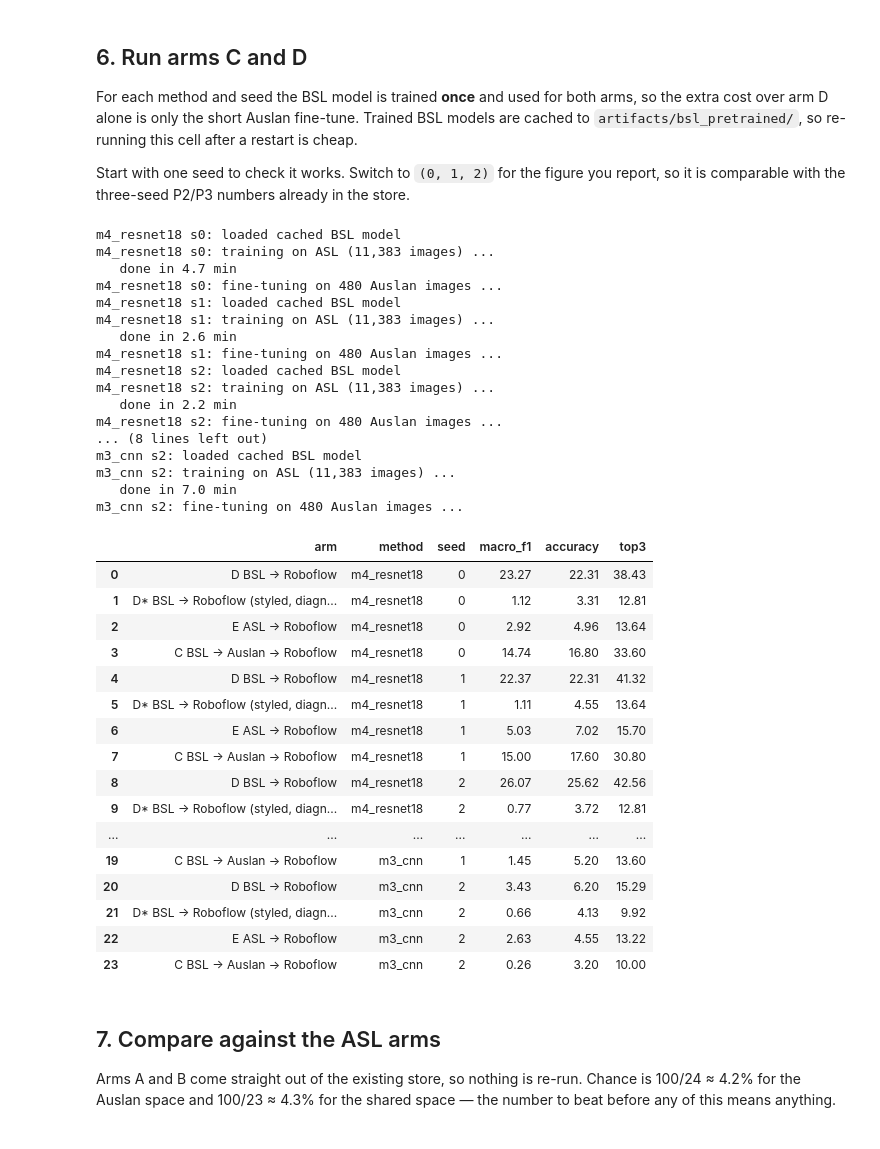
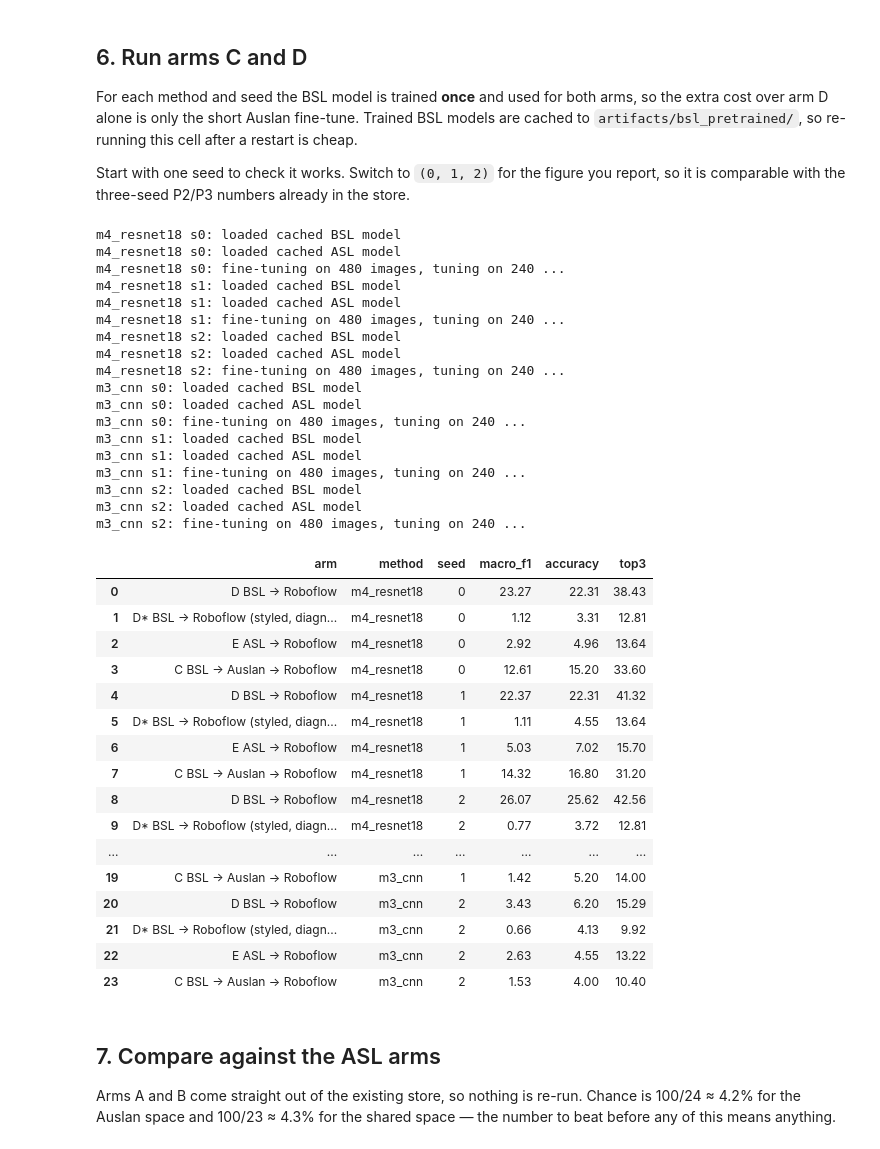
Before and after one commit to Rickychen930/auslan-image-processing, a Jupyter notebook: notebooks/bsl_comparison.ipynb, the cells around one changed output. Drawn from its saved outputs; the diff is of its cells as text; code cells hidden in the pictures.

```diff
--- a/notebooks/bsl_comparison.ipynb
+++ b/notebooks/bsl_comparison.ipynb
@@ -332,63 +332,67 @@ for method in METHODS:
             print(f"{method} s{seed}: loaded cached ASL model")
         else:
             print(f"{method} s{seed}: training on ASL ({len(asl_train):,} images) ...")
             started = time.perf_counter()
             asl_model = create(method, seed=seed).fit(asl_train, val=asl_val)
             joblib.dump(asl_model, asl_cached)
             print(f"   done in {(time.perf_counter() - started) / 60:.1f} min")
         rows.append({"arm": "E  ASL -> Roboflow", "method": method, "seed": seed,
                      **score(asl_model, roboflow_shared, len(SHARED_SPACE))})
 
         # Arm C — BSL as the starting point for the Auslan few-shot fine-tune
         kaggle_frame, kaggle_landmarks = load_prepared(settings.work_dir / "auslan_kaggle")
         train_rows = sample_k_shot(kaggle_frame[kaggle_frame["split"] == "train"], HEADLINE_K, seed)
         auslan_train = SampleSet(train_rows, kaggle_landmarks, AUSLAN_SPACE, settings.image_size)
-        auslan_val = SampleSet(
-            kaggle_frame[kaggle_frame["split"] == "val"], kaggle_landmarks,
-            AUSLAN_SPACE, settings.image_size,
+        # runner.py draws only settings.val_per_class images per letter for P2/P3, so the
+        # tuning data stays "comparable to k". Arm C must match it or the comparison with
+        # arms A and B is unfair: the whole split is about seven times larger.
+        val_rows = sample_k_shot(
+            kaggle_frame[kaggle_frame["split"] == "val"], settings.val_per_class, seed
         )
-        print(f"{method} s{seed}: fine-tuning on {len(auslan_train)} Auslan images ...")
+        auslan_val = SampleSet(val_rows, kaggle_landmarks, AUSLAN_SPACE, settings.image_size)
+        print(f"{method} s{seed}: fine-tuning on {len(auslan_train)} images, tuning on {len(auslan_val)} ...")
         tuned = create(method, seed=seed).fit(auslan_train, val=auslan_val, init=bsl_model)
         rows.append({"arm": "C  BSL -> Auslan -> Roboflow", "method": method, "seed": seed,
                      **score(tuned, roboflow_auslan, len(AUSLAN_SPACE))})
 
 new_results = pd.DataFrame(rows)
 display(new_results.round(2))
 # %% [output]
 m4_resnet18 s0: loaded cached BSL model
-m4_resnet18 s0: training on ASL (11,383 images) ...
-   done in 4.7 min
-m4_resnet18 s0: fine-tuning on 480 Auslan images ...
+m4_resnet18 s0: loaded cached ASL model
+m4_resnet18 s0: fine-tuning on 480 images, tuning on 240 ...
 m4_resnet18 s1: loaded cached BSL model
-m4_resnet18 s1: training on ASL (11,383 images) ...
-   done in 2.6 min
-m4_resnet18 s1: fine-tuning on 480 Auslan images ...
+m4_resnet18 s1: loaded cached ASL model
+m4_resnet18 s1: fine-tuning on 480 images, tuning on 240 ...
 m4_resnet18 s2: loaded cached BSL model
-m4_resnet18 s2: training on ASL (11,383 images) ...
-   done in 2.2 min
-m4_resnet18 s2: fine-tuning on 480 Auslan images ...
-... (8 lines left out)
+m4_resnet18 s2: loaded cached ASL model
+m4_resnet18 s2: fine-tuning on 480 images, tuning on 240 ...
+m3_cnn s0: loaded cached BSL model
+m3_cnn s0: loaded cached ASL model
+m3_cnn s0: fine-tuning on 480 images, tuning on 240 ...
+m3_cnn s1: loaded cached BSL model
+m3_cnn s1: loaded cached ASL model
+m3_cnn s1: fine-tuning on 480 images, tuning on 240 ...
 m3_cnn s2: loaded cached BSL model
-m3_cnn s2: training on ASL (11,383 images) ...
-   done in 7.0 min
-m3_cnn s2: fine-tuning on 480 Auslan images ...
+m3_cnn s2: loaded cached ASL model
+m3_cnn s2: fine-tuning on 480 images, tuning on 240 ...
 |  | arm | method | seed | macro_f1 | accuracy | top3 |
 | 0 | D BSL -> Roboflow | m4_resnet18 | 0 | 23.27 | 22.31 | 38.43 |
 | 1 | D* BSL -> Roboflow (styled, diagn... | m4_resnet18 | 0 | 1.12 | 3.31 | 12.81 |
 | 2 | E ASL -> Roboflow | m4_resnet18 | 0 | 2.92 | 4.96 | 13.64 |
-| 3 | C BSL -> Auslan -> Roboflow | m4_resnet18 | 0 | 14.74 | 16.80 | 33.60 |
+| 3 | C BSL -> Auslan -> Roboflow | m4_resnet18 | 0 | 12.61 | 15.20 | 33.60 |
 | 4 | D BSL -> Roboflow | m4_resnet18 | 1 | 22.37 | 22.31 | 41.32 |
 | 5 | D* BSL -> Roboflow (styled, diagn... | m4_resnet18 | 1 | 1.11 | 4.55 | 13.64 |
 | 6 | E ASL -> Roboflow | m4_resnet18 | 1 | 5.03 | 7.02 | 15.70 |
-| 7 | C BSL -> Auslan -> Roboflow | m4_resnet18 | 1 | 15.00 | 17.60 | 30.80 |
+| 7 | C BSL -> Auslan -> Roboflow | m4_resnet18 | 1 | 14.32 | 16.80 | 31.20 |
 | 8 | D BSL -> Roboflow | m4_resnet18 | 2 | 26.07 | 25.62 | 42.56 |
 | 9 | D* BSL -> Roboflow (styled, diagn... | m4_resnet18 | 2 | 0.77 | 3.72 | 12.81 |
 | ... | ... | ... | ... | ... | ... | ... |
-| 19 | C BSL -> Auslan -> Roboflow | m3_cnn | 1 | 1.45 | 5.20 | 13.60 |
+| 19 | C BSL -> Auslan -> Roboflow | m3_cnn | 1 | 1.42 | 5.20 | 14.00 |
 | 20 | D BSL -> Roboflow | m3_cnn | 2 | 3.43 | 6.20 | 15.29 |
 | 21 | D* BSL -> Roboflow (styled, diagn... | m3_cnn | 2 | 0.66 | 4.13 | 9.92 |
 | 22 | E ASL -> Roboflow | m3_cnn | 2 | 2.63 | 4.55 | 13.22 |
-| 23 | C BSL -> Auslan -> Roboflow | m3_cnn | 2 | 0.26 | 3.20 | 10.00 |
+| 23 | C BSL -> Auslan -> Roboflow | m3_cnn | 2 | 1.53 | 4.00 | 10.40 |
 # %% [markdown]
 ## 7. Compare against the ASL arms
 
```
Also changed, not shown: parts of 2 cells of this notebook, 5 other files.
